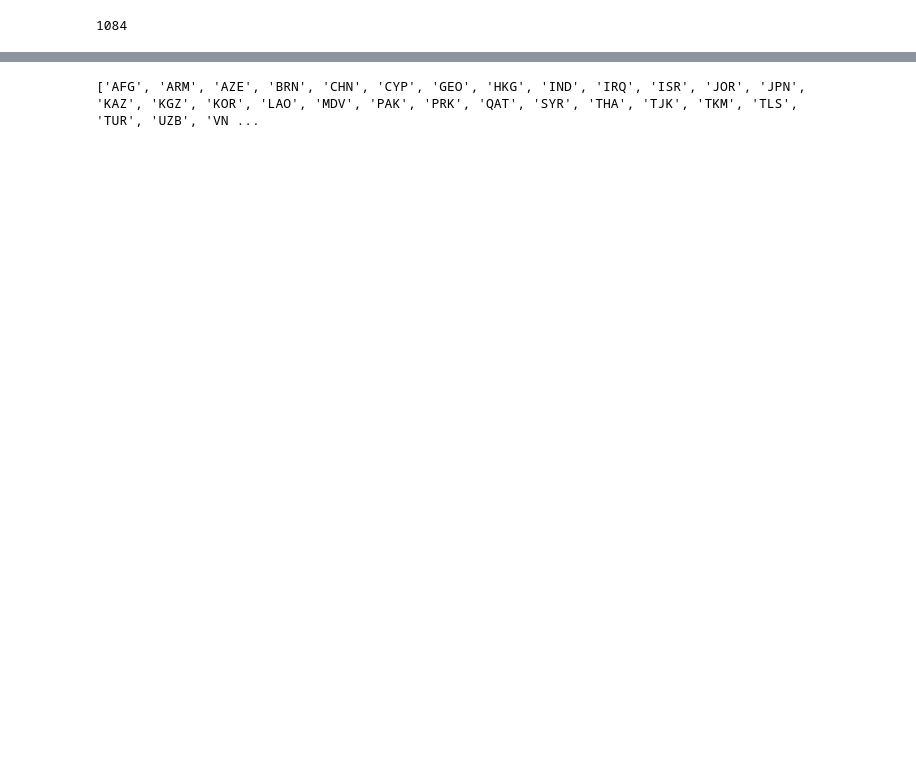
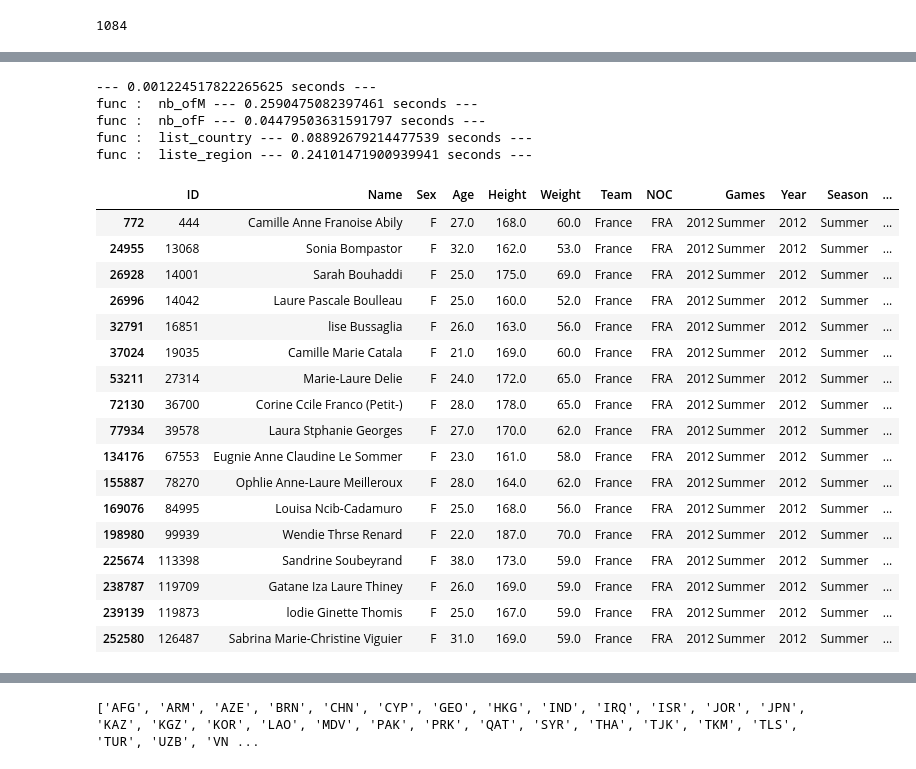
Before and after one commit to XeroBis/data_viz_JO, a Jupyter notebook: test.ipynb, the cells around one changed output, grey strips where cells are left out. Drawn from its saved outputs; the diff is of its cells as text; code cells hidden in the pictures; blank space fills up the shorter version.

```diff
--- a/test.ipynb
+++ b/test.ipynb
@@ -37,0 +16,68 @@ data
+# %%
+import time
+start_time = time.time()
+
+print("--- %s seconds ---" % (time.time() - start_time))
+
+
+def calculate_time(func, name_func, args=None):
+    start_time = time.time()
+    if args:
+        name_func += str(args)
+        func(args)
+    else:
+        func()
+    print("func : ", name_func, "--- %s seconds ---" %
+          (time.time() - start_time))
+
+
+func = [
+    [jo_inst.get_number_of_, ["M", "F"], "nb_of"],
+    [jo_inst.get_list_country, "list_country"],
+    [jo_inst.get_liste_region, "liste_region"]
+]
+
+
+for fun in func:
+    if len(fun) == 3:
+        for arg in fun[1]:
+            calculate_time(func=fun[0], args=arg, name_func=fun[2])
+    else:
+        calculate_time(func=fun[0], name_func=fun[1])
+# %% [output]
+--- 0.001224517822265625 seconds ---
+func :  nb_ofM --- 0.2590475082397461 seconds ---
+func :  nb_ofF --- 0.04479503631591797 seconds ---
+func :  list_country --- 0.08892679214477539 seconds ---
+func :  liste_region --- 0.24101471900939941 seconds ---
+# %%
+import pandas as pd
+import plotly.express as px
+
+# Creating a DataFrame
+df = pd.read_csv("data/athlete_events.csv")
+
+df= df[df["NOC"] == "FRA"]
+df= df[df["Sport"] == "Football"]
+df = df[df["Year"] == 2012]
+
+df
+# %% [output]
+|  | ID | Name | Sex | Age | Height | Weight | Team | NOC | Games | Year | Season | ... |
+| 772 | 444 | Camille Anne Franoise Abily | F | 27.0 | 168.0 | 60.0 | France | FRA | 2012 Summer | 2012 | Summer | ... |
+| 24955 | 13068 | Sonia Bompastor | F | 32.0 | 162.0 | 53.0 | France | FRA | 2012 Summer | 2012 | Summer | ... |
+| 26928 | 14001 | Sarah Bouhaddi | F | 25.0 | 175.0 | 69.0 | France | FRA | 2012 Summer | 2012 | Summer | ... |
+| 26996 | 14042 | Laure Pascale Boulleau | F | 25.0 | 160.0 | 52.0 | France | FRA | 2012 Summer | 2012 | Summer | ... |
+| 32791 | 16851 | lise Bussaglia | F | 26.0 | 163.0 | 56.0 | France | FRA | 2012 Summer | 2012 | Summer | ... |
+| 37024 | 19035 | Camille Marie Catala | F | 21.0 | 169.0 | 60.0 | France | FRA | 2012 Summer | 2012 | Summer | ... |
+| 53211 | 27314 | Marie-Laure Delie | F | 24.0 | 172.0 | 65.0 | France | FRA | 2012 Summer | 2012 | Summer | ... |
+| 72130 | 36700 | Corine Ccile Franco (Petit-) | F | 28.0 | 178.0 | 65.0 | France | FRA | 2012 Summer | 2012 | Summer | ... |
+| 77934 | 39578 | Laura Stphanie Georges | F | 27.0 | 170.0 | 62.0 | France | FRA | 2012 Summer | 2012 | Summer | ... |
+| 134176 | 67553 | Eugnie Anne Claudine Le Sommer | F | 23.0 | 161.0 | 58.0 | France | FRA | 2012 Summer | 2012 | Summer | ... |
+| 155887 | 78270 | Ophlie Anne-Laure Meilleroux | F | 28.0 | 164.0 | 62.0 | France | FRA | 2012 Summer | 2012 | Summer | ... |
+| 169076 | 84995 | Louisa Ncib-Cadamuro | F | 25.0 | 168.0 | 56.0 | France | FRA | 2012 Summer | 2012 | Summer | ... |
+| 198980 | 99939 | Wendie Thrse Renard | F | 22.0 | 187.0 | 70.0 | France | FRA | 2012 Summer | 2012 | Summer | ... |
+| 225674 | 113398 | Sandrine Soubeyrand | F | 38.0 | 173.0 | 59.0 | France | FRA | 2012 Summer | 2012 | Summer | ... |
+| 238787 | 119709 | Gatane Iza Laure Thiney | F | 26.0 | 169.0 | 59.0 | France | FRA | 2012 Summer | 2012 | Summer | ... |
+| 239139 | 119873 | lodie Ginette Thomis | F | 25.0 | 167.0 | 59.0 | France | FRA | 2012 Summer | 2012 | Summer | ... |
+| 252580 | 126487 | Sabrina Marie-Christine Viguier | F | 31.0 | 169.0 | 59.0 | France | FRA | 2012 Summer | 2012 | Summer | ... |
```
Also changed, not shown: parts of 9 cells of this notebook, 7 other files.
